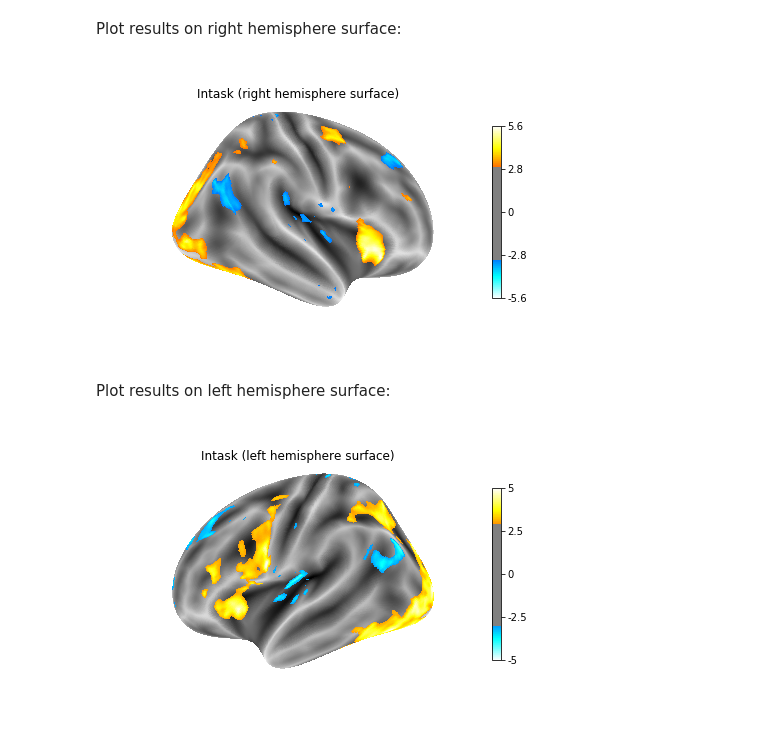
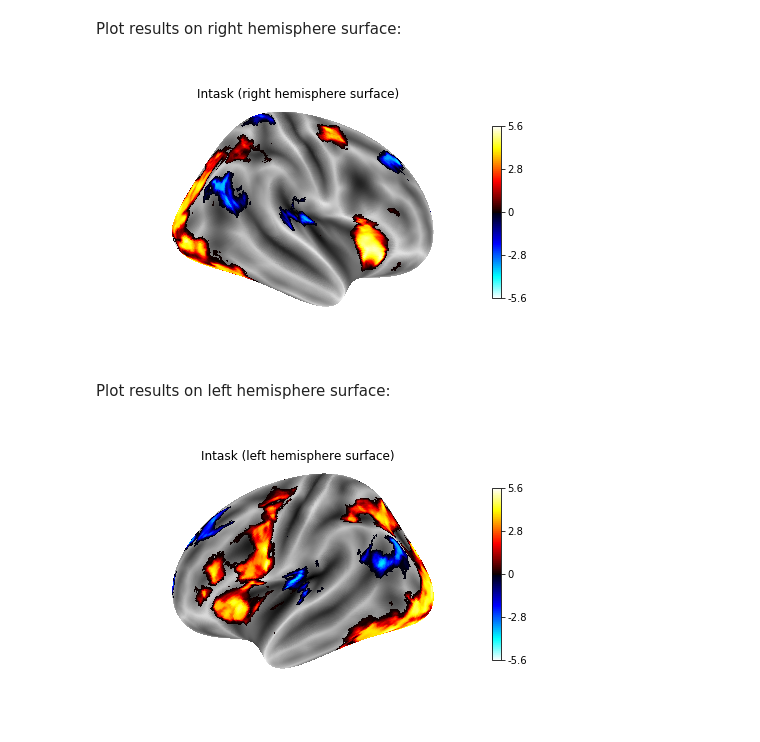
Before and after one commit to poldracklab/ds003-post-fMRIPrep-analysis, a Jupyter notebook: results_visualization.ipynb, the cells around one changed output. Saved outputs shown, nothing was run; the diff lists cells and outputs as text; code cells hidden in the pictures.

```diff
--- a/results_visualization.ipynb
+++ b/results_visualization.ipynb
@@ -9,8 +9,9 @@ from nilearn import datasets, surface, plotting
 # %% [markdown]
 Getting statistical map
 -----------------------------------
-# %%
-stat_img = nib.load('task-rhymejudgment_bold_contrast-intask_stat.nii.gz')
+# %%
+stat_img = nib.load(glob.glob('FSLAnalysis/grp_all/sub-all/func/*clust_zstat.nii.gz')[0])
+sub10_img = nib.load(glob.glob('FSLAnalysis/sub-10/func/*zstat.nii.gz')[0])
 # %% [markdown]
 Plotting statistical maps on glass brain
 -----------------------------------
@@ -52,27 +67,33 @@ Plot results on right hemisphere surface:
 # %%
 big_texture_right = surface.vol_to_surf(stat_img, big_fsaverage.pial_right)
 
-plotting.plot_surf_stat_map(big_fsaverage.infl_right,
+surf_plot_right = plotting.plot_surf_stat_map(big_fsaverage.infl_right,
                             big_texture_right,
                             hemi='right', colorbar=True,
                             title='Intask (right hemisphere surface)',
-                            threshold=3,
-                            bg_map=big_fsaverage.sulc_right)
-plotting.show()
+                            threshold=None,
+                            bg_map=big_fsaverage.sulc_right,
+                            vmax = 5.6
+                            )
+
+#surf_plot_right.savefig("surf_plot_right_zstat_clust.png", dpi = 300)
 # %% [output]
-[figure, old version]
+[figure, new version]
 # %% [markdown]
 Plot results on left hemisphere surface:
 # %%
 big_texture_left = surface.vol_to_surf(stat_img, big_fsaverage.pial_left)
 
-plotting.plot_surf_stat_map(big_fsaverage.infl_left,
+surf_plot_left = plotting.plot_surf_stat_map(big_fsaverage.infl_left,
                             big_texture_left,
                             hemi='left',
                             colorbar=True,
                             title='Intask (left hemisphere surface)',
-                            threshold=3,
-                            bg_map=big_fsaverage.sulc_left)
-plotting.show()
+                            threshold=None,
+                            bg_map=big_fsaverage.sulc_left,
+                            vmax = 5.6
+                            )
+
+surf_plot_left.savefig("surf_plot_left_zstat_clust.png", dpi = 300)
 # %% [output]
-[figure, old version]
+[figure, new version]
```
Also changed, not shown: parts of 6 cells of this notebook.
